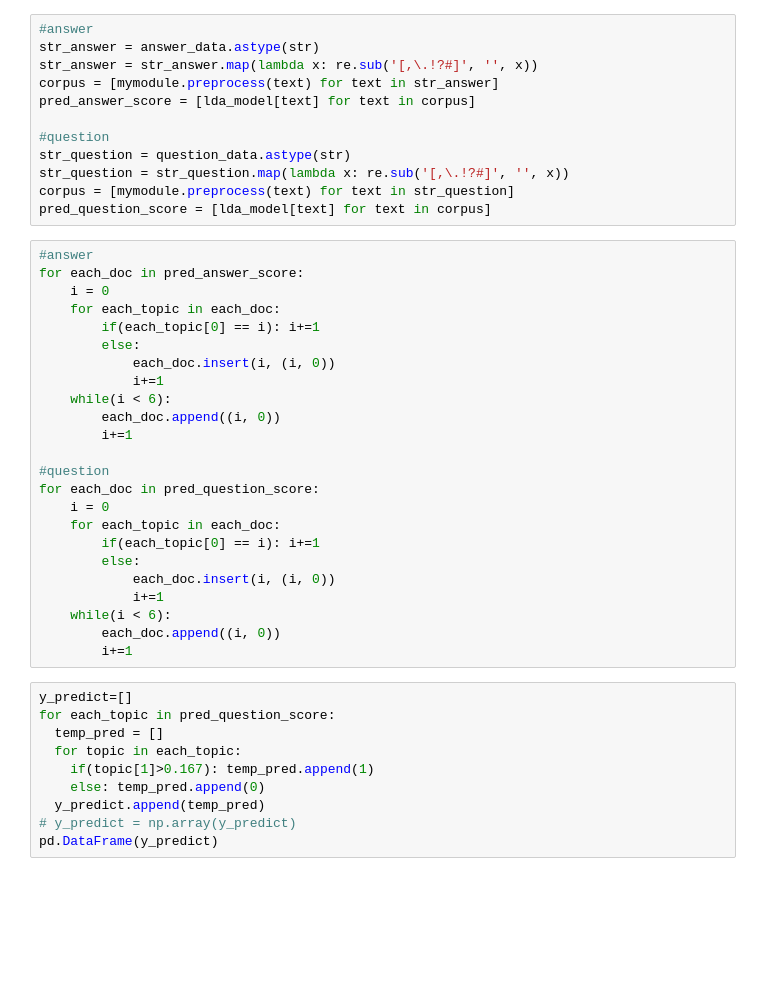
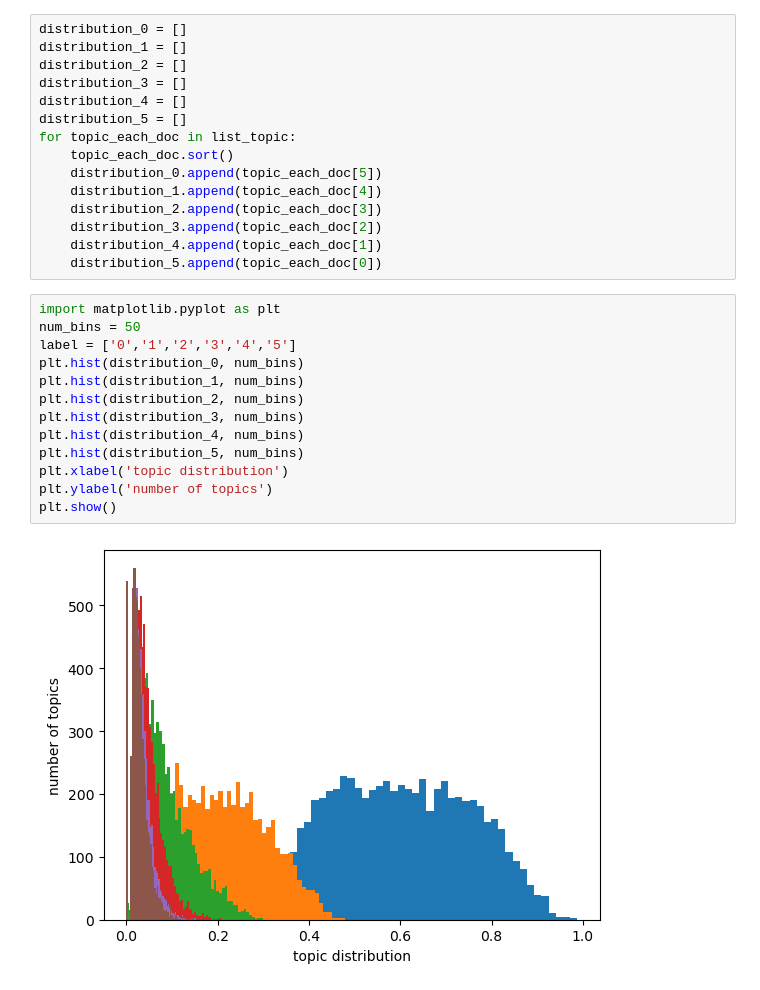
Before and after one commit to PreamJ/LDA_TopicModelling_Legal, a Jupyter notebook: evaluaion02.ipynb, the cells around one changed output. Saved outputs shown, nothing was run; the diff lists cells and outputs as text; blank space fills up the shorter version.

```diff
--- a/evaluaion02.ipynb
+++ b/evaluaion02.ipynb
@@ -21,46 +54,30 @@ with open('model/question_lda.pkl', 'rb') as f:
-# %%
-#answer
-str_answer = answer_data.astype(str)
-str_answer = str_answer.map(lambda x: re.sub('[,\.!?#]', '', x))
-corpus = [mymodule.preprocess(text) for text in str_answer]
-pred_answer_score = [lda_model[text] for text in corpus]
-
-#question
-str_question = question_data.astype(str)
-str_question = str_question.map(lambda x: re.sub('[,\.!?#]', '', x))
-corpus = [mymodule.preprocess(text) for text in str_question]
-pred_question_score = [lda_model[text] for text in corpus]
-# %%
-#answer
-for each_doc in pred_answer_score:
-    i = 0
-    for each_topic in each_doc:
-        if(each_topic[0] == i): i+=1
-        else:
-            each_doc.insert(i, (i, 0))
-            i+=1
-    while(i < 6):
-        each_doc.append((i, 0))
-        i+=1
-
-#question
-for each_doc in pred_question_score:
-    i = 0
-    for each_topic in each_doc:
-        if(each_topic[0] == i): i+=1
-        else:
-            each_doc.insert(i, (i, 0))
-            i+=1
-    while(i < 6):
-        each_doc.append((i, 0))
-        i+=1
-# %%
-y_predict=[]
-for each_topic in pred_question_score:
-  temp_pred = []
-  for topic in each_topic:
-    if(topic[1]>0.167): temp_pred.append(1)
-    else: temp_pred.append(0)
-  y_predict.append(temp_pred)
-# y_predict = np.array(y_predict)
-pd.DataFrame(y_predict)
+# %%
+distribution_0 = []
+distribution_1 = []
+distribution_2 = []
+distribution_3 = []
+distribution_4 = []
+distribution_5 = []
+for topic_each_doc in list_topic:
+    topic_each_doc.sort()
+    distribution_0.append(topic_each_doc[5])
+    distribution_1.append(topic_each_doc[4])
+    distribution_2.append(topic_each_doc[3])
+    distribution_3.append(topic_each_doc[2])
+    distribution_4.append(topic_each_doc[1])
+    distribution_5.append(topic_each_doc[0])
+# %%
+import matplotlib.pyplot as plt
+num_bins = 50
+label = ['0','1','2','3','4','5']
+plt.hist(distribution_0, num_bins)
+plt.hist(distribution_1, num_bins)
+plt.hist(distribution_2, num_bins)
+plt.hist(distribution_3, num_bins)
+plt.hist(distribution_4, num_bins)
+plt.hist(distribution_5, num_bins)
+plt.xlabel('topic distribution')
+plt.ylabel('number of topics')
+plt.show()
+# %% [output]
+[figure, added]
```
Also changed, not shown: parts of 3 cells of this notebook, 1 other file.
